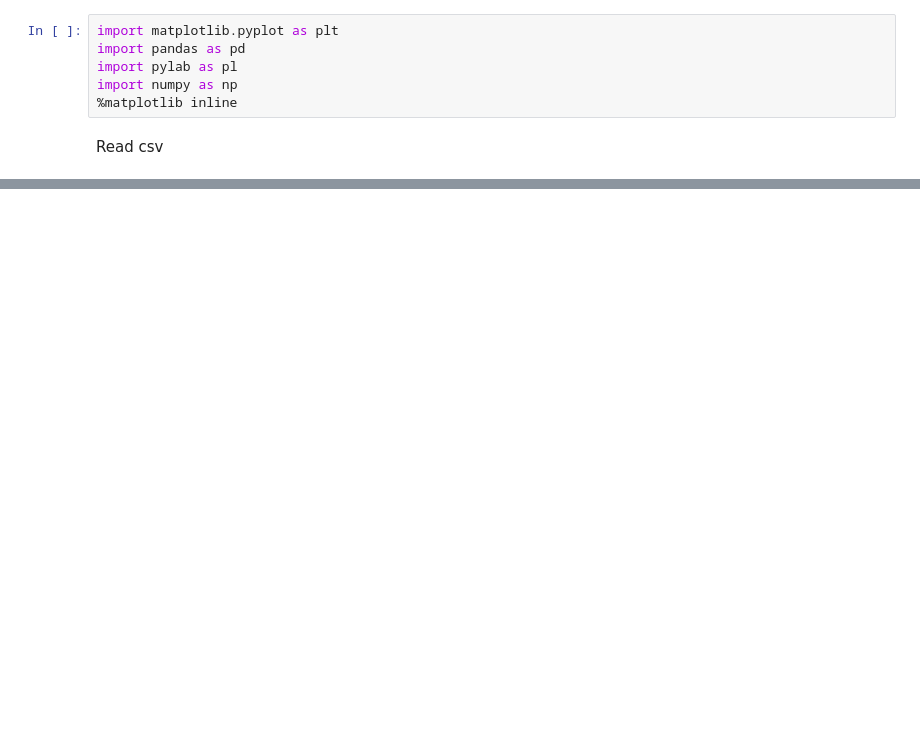
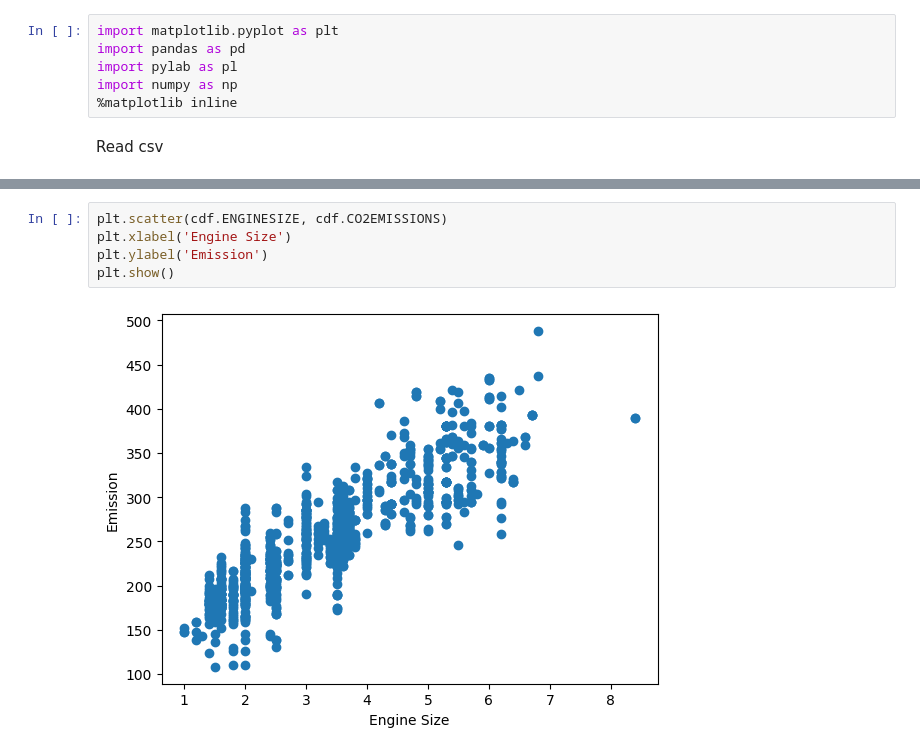
Before and after one commit to rasel-093/ML_Python_IBM, a Jupyter notebook: simple_linear_regression.ipynb, the cells around one changed output, grey strips where cells are left out. Drawn from its saved outputs; the diff is of its cells as text; blank space fills up the shorter version.

```diff
--- a/simple_linear_regression.ipynb
+++ b/simple_linear_regression.ipynb
@@ -22,0 +57,7 @@ df.describe()
+# %%
+plt.scatter(cdf.ENGINESIZE, cdf.CO2EMISSIONS)
+plt.xlabel('Engine Size')
+plt.ylabel('Emission')
+plt.show()
+# %% [output]
+[figure, added]
```
Also changed, not shown: parts of 19 cells of this notebook.
